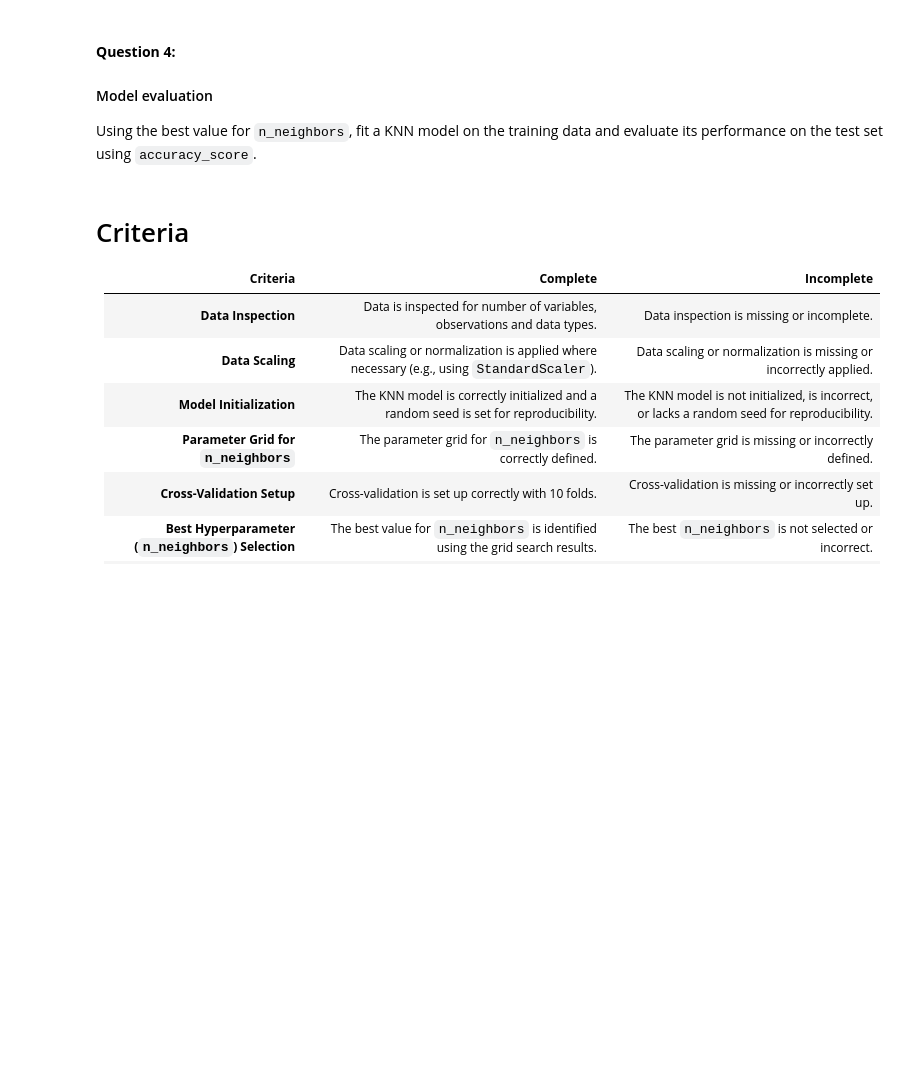
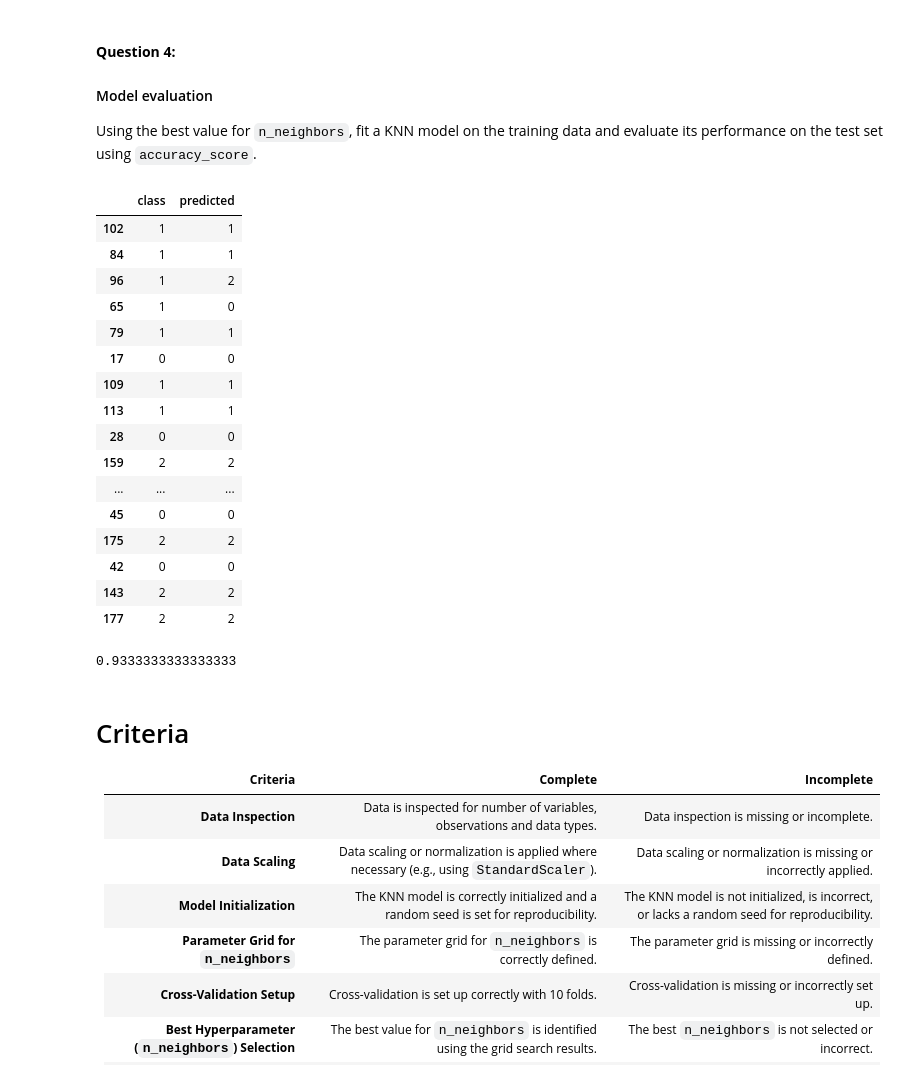
Before and after one commit to UofT-DSI/LCR, a Jupyter notebook: 02_activities/assignments/assignment_1.ipynb, the cells around one changed output. Drawn from its saved outputs; the diff is of its cells as text; code cells hidden in the pictures; blank space fills up the shorter version.

```diff
--- a/02_activities/assignments/assignment_1.ipynb
+++ b/02_activities/assignments/assignment_1.ipynb
@@ -122,7 +214,38 @@ Perform a grid search to tune the `n_neighbors` hyperparameter using 10-fold cro
 
 Using the best value for `n_neighbors`, fit a KNN model on the training data and evaluate its performance on the test set using `accuracy_score`.
 # %%
-# Your code here...
+ # Your code here...
+best_k = KNeighborsClassifier(n_neighbors= 7)
+X = wine_train.iloc[:, :-1]
+y = wine_train['class']
+
+best_k.fit(X,y)
+
+wine_test["predicted"] = best_k.predict(wine_test.iloc[:, :-1])
+wine_test[["class","predicted"]]
+# %% [output]
+|  | class | predicted |
+| 102 | 1 | 1 |
+| 84 | 1 | 1 |
+| 96 | 1 | 2 |
+| 65 | 1 | 0 |
+| 79 | 1 | 1 |
+| 17 | 0 | 0 |
+| 109 | 1 | 1 |
+| 113 | 1 | 1 |
+| 28 | 0 | 0 |
+| 159 | 2 | 2 |
+| ... | ... | ... |
+| 45 | 0 | 0 |
+| 175 | 2 | 2 |
+| 42 | 0 | 0 |
+| 143 | 2 | 2 |
+| 177 | 2 | 2 |
+# %%
+accuracy = accuracy_score(wine_test['class'], wine_test['predicted'])
+accuracy
+# %% [output]
+0.9333333333333333
 # %% [markdown]
 # Criteria
 
```
Also changed, not shown: parts of 13 cells of this notebook.
